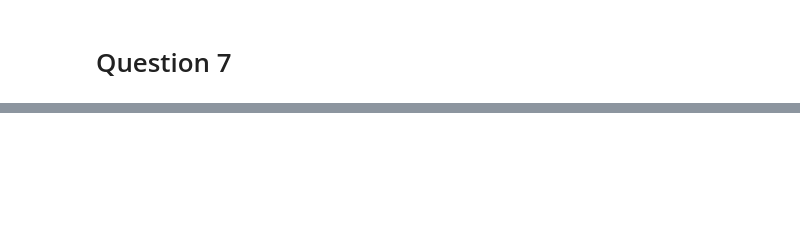
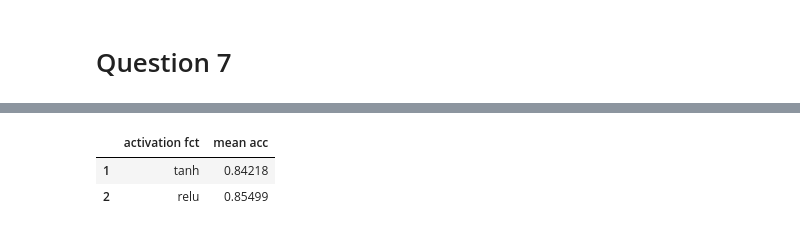
Before and after one commit to Balzard/Deep-learning-classification, a Jupyter notebook: part2.ipynb, the cells around one changed output, grey strips where cells are left out. Drawn from its saved outputs; the diff is of its cells as text; code cells hidden in the pictures; blank space fills up the shorter version.

```diff
--- a/part2.ipynb
+++ b/part2.ipynb
@@ -144,0 +158,6 @@ KeyboardInterrupt:
+# %%
+df
+# %% [output]
+|  | activation fct | mean acc |
+| 1 | tanh | 0.84218 |
+| 2 | relu | 0.85499 |
```
Also changed, not shown: parts of 3 cells of this notebook, 3 other files.
